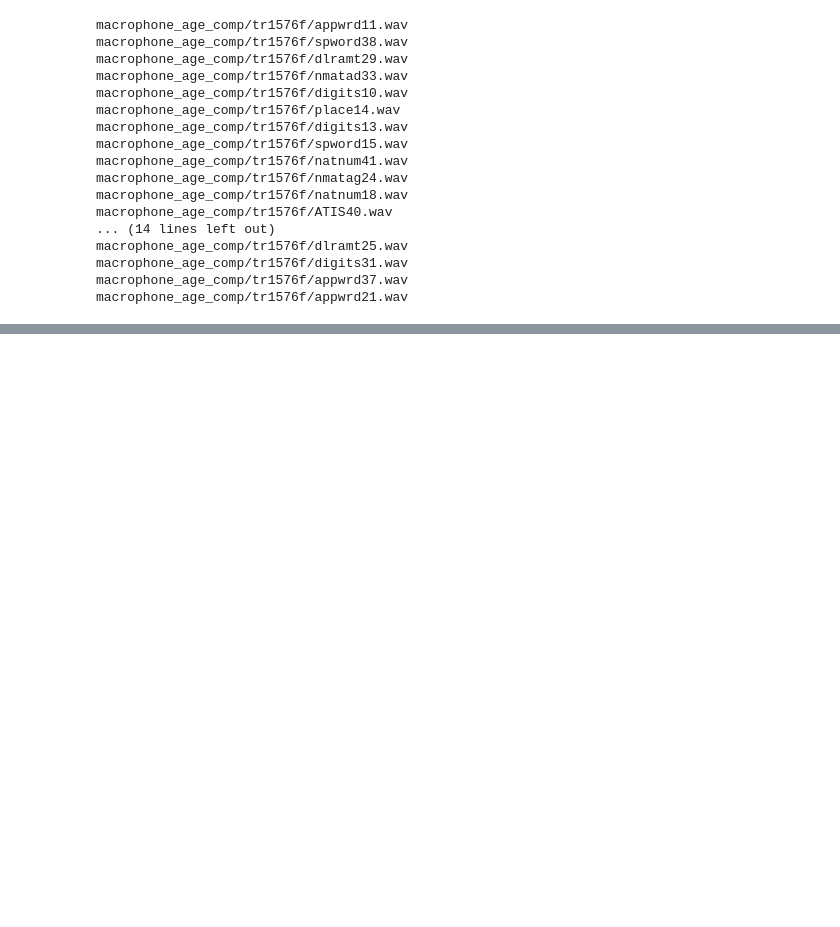
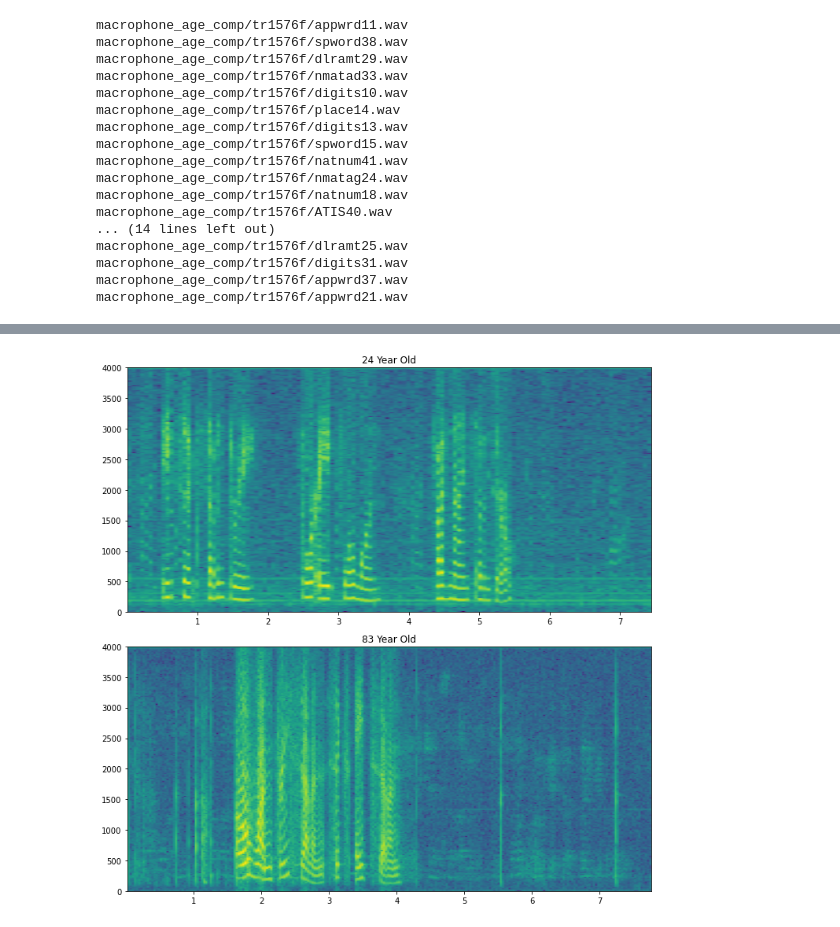
Before and after one commit to adam-spencer/computer-says-know, a Jupyter notebook: experiments/gen_specgrams/young_old_specgrams.ipynb, the cells around one changed output, grey strips where cells are left out. Saved outputs shown, nothing was run; the diff lists cells and outputs as text; code cells hidden in the pictures; blank space fills up the shorter version.

```diff
--- a/experiments/gen_specgrams/young_old_specgrams.ipynb
+++ b/experiments/gen_specgrams/young_old_specgrams.ipynb
@@ -74,0 +69,12 @@ None
+# %%
+plt.figure(figsize=(10,10), layout='tight')
+plt.subplot(2,1,1)
+plt.specgram(sig1, Fs=fs, NFFT=512, noverlap=32) #, pad_to=next_pow2(sig1.size))
+plt.title('24 Year Old')
+plt.subplot(2,1,2)
+plt.specgram(sig2, Fs=fs, NFFT=512, noverlap=256) #, pad_to=next_pow2(sig2.size))
+plt.title('83 Year Old')
+
+None
+# %% [output]
+[figure, added]
```
Also changed, not shown: parts of 8 cells of this notebook, 5 other files.
